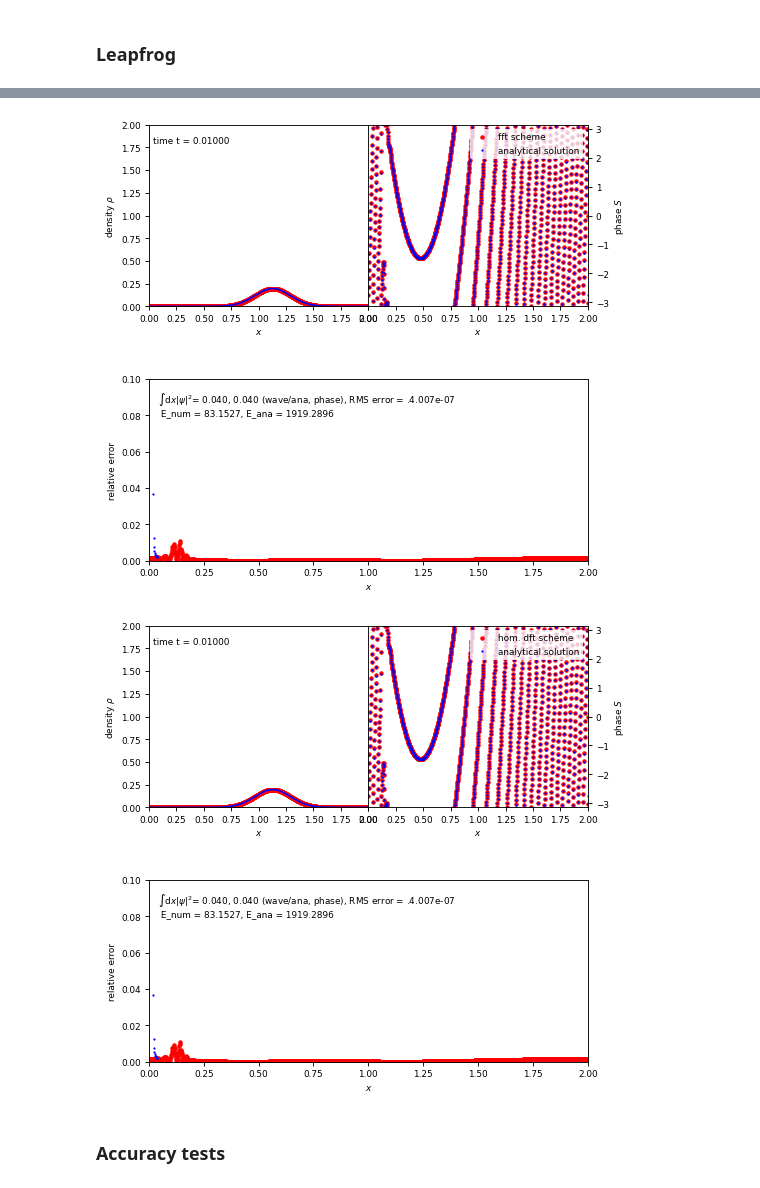
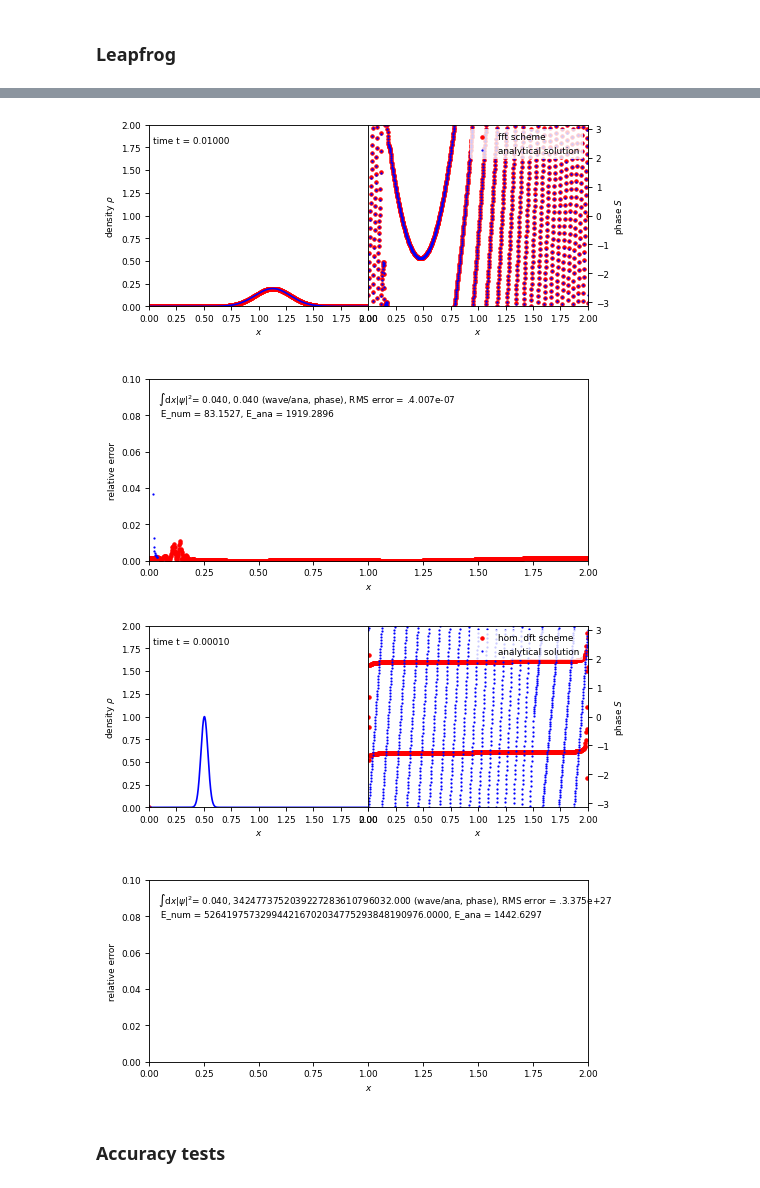
Before and after one commit to KunkelAlexander/fdm-hybrid-scheme, a Jupyter notebook: dirichlet_spectral.ipynb, the cells around one changed output, grey strips where cells are left out. Drawn from its saved outputs; the diff is of its cells as text; code cells hidden in the pictures.

```diff
--- a/dirichlet_spectral.ipynb
+++ b/dirichlet_spectral.ipynb
@@ -782,9 +782,6 @@ def selectBC(psi, bc_ind):
         ind1 = 0
         ind2 = Nx - 1
 
-        if ( Nx - 1 ) % 2 != 0:
-            raise ValueError("Periodic FFT requires even grid size to work well!")
-
 
     # assign initial condition for p, just selecting representative sample
     p = psi[ind1 : ind2]
@@ -2240,5 +2222,3 @@ plt.plot(np.real(dS_func(x, -1, -3, 8, 10, 1e-1, 2, dsigma5_func)))
 [figure]
 # %% [markdown]
 ### The schemes
-# %%
-poly = scipy.interpolate.make_interp_spline()
@@ -2246,0 +2225,3 @@ array([2, 3, 4])
+# %%
+x, dx = computeX(-2, 1.8, 20)
+np.pad(x, ((2, 2)), mode="linear_ramp", end_values=(x[0] - 2 * dx, x[-1] + 2 * dx))
@@ -3336,12 +3569,6 @@ def spreader(x, dx, t, m = 1, hbar = 1):
     D = 1 + 16 * np.tanh( 4 * t ) ** 2
     return A * np.exp((B + C) / D)
 
-
-# Generate analytical solution for the 1D free Schrödinger equation
-# Li test 1
-def gaussian(x, dx, t, m = 1, hbar = 1, alpha=1.0 / 10):
-    psi = generate1DGaussian(0, x, t, m, hbar, alpha)
-    return psi
 
 
 def planeWave(x, dx, t, m = 1, hbar = 1, alpha=1.0 / 10):
@@ -3399,14 +3626,16 @@ c["sigma"] = 0
 c["sigma_func"] = 5
 c["dx_dist"]    = 0
 
-c["timeOrder"]  = 6
-c["resolution"] = 64
+c["resolution"] = 2
+c["useBC"] = False
+c["unitaryUpdate"] = False
 
-for CFL in [0.4]:
-    c["C_parabolic"] = CFL
-    #scheme = SubregionScheme( c, jowettWave, LeapfrogDFTScheme)
-    scheme = LeapfrogDFTScheme( c, jowettWave)
-    scheme.run()
-    animation.drawFrame(solver = scheme, label = "GAMER subregion", analyticalSolution = jowettWave, filename = "Jowett", waveSolver = None)
-    plt.show()
+for i in range ( 1, 2 ) :
+    c["timeOrder"]  = i
+    for CFL in [0.4]:
+        c["C_parabolic"] = CFL
+        scheme = SubregionScheme ( c, jowettWave, DFTScheme )
+        scheme.run()
+        animation.drawFrame(solver = scheme, label = f"Rel. error: {scheme.computeRelError():.3e}", analyticalSolution = jowettWave, filename = "Jowett", waveSolver = None)
+        plt.show()
 # %% [output]
@@ -3635,10 +3963,11 @@ scheme.run(0.01)
 
 animation.drawFrame(scheme)
 
+c["resolution"] = 1024
 c["derivative_mode"]    = FOURTH_ORDER
-c["mode"]               = MSEPTIC_PERIODIC
+c["mode"]               = MQUINTIC_PERIODIC
 c["BC"]                 = PERIODIC
-c["fd_lb"]              = 0
+c["fd_lb"]              = 1
 c["fd_rb"]              = 0
 c["sigma"]              = 0
 c["sigma_func"]         = 0
@@ -3646,7 +3975,7 @@ c["dx_dist"]            = 0
 
 scheme = LeapfrogDFTScheme(c, periodicTravellingWavePacket)
 
-scheme.run(0.01)
+scheme.run(0.0001)
 
 animation.drawFrame(scheme)
 # %% [output]
@@ -3655,5 +3984,5 @@ Finished in 13108 time steps
 [figure]
-[figure, old version]
+[figure, new version]
 # %% [markdown]
 ### Accuracy tests
 # %%
```
Also changed, not shown: parts of 19 cells of this notebook.
